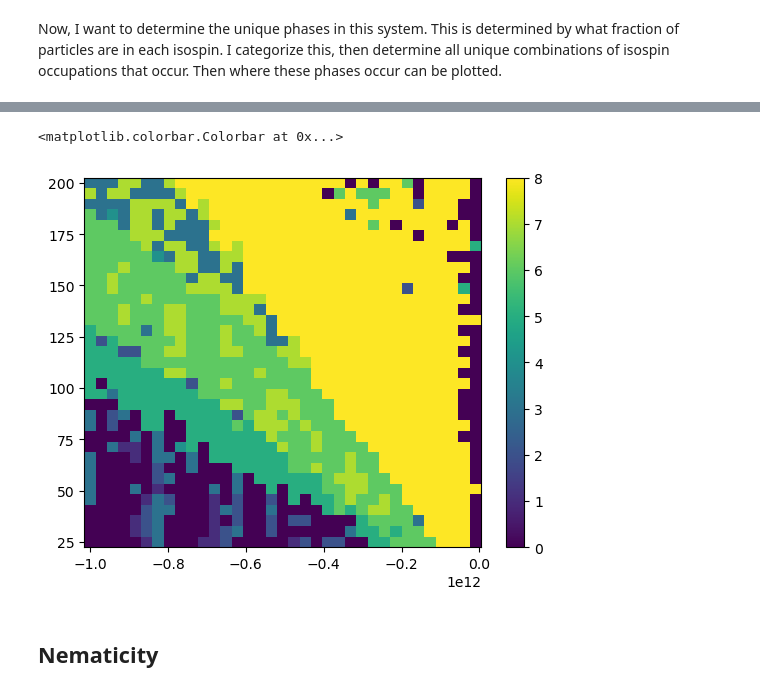
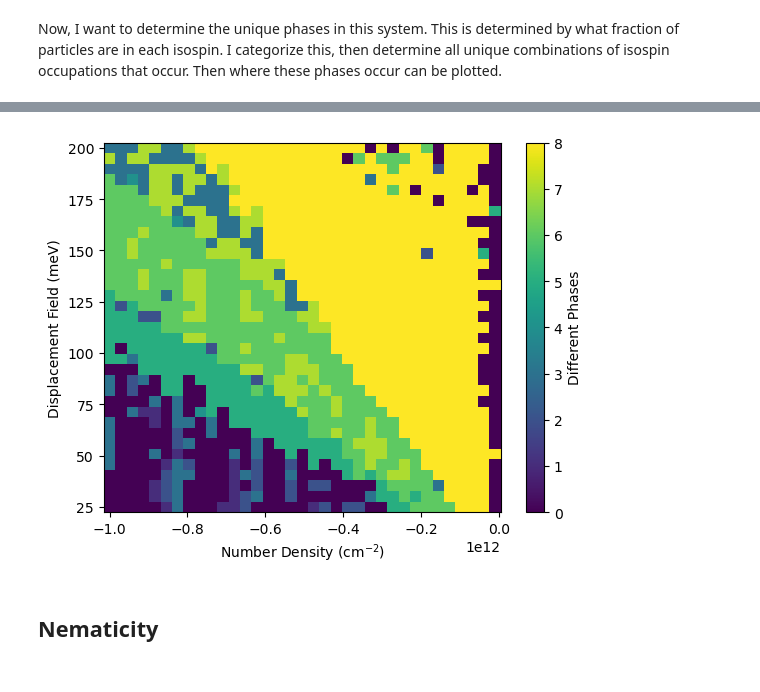
Before and after one commit to rdavidm42/BBG-Nematic-States, a Jupyter notebook: Analyzing_BBG_Order_Parameters.ipynb, the cells around one changed output, grey strips where cells are left out. Saved outputs shown, nothing was run; the diff lists cells and outputs as text; code cells hidden in the pictures.

```diff
--- a/Analyzing_BBG_Order_Parameters.ipynb
+++ b/Analyzing_BBG_Order_Parameters.ipynb
@@ -119,8 +154,9 @@ labeled_states = np.array([[labels[(unique_values==x).all(axis=1)][0] for x in y
 # %%
-plt.colorbar(plt.pcolormesh(-total_number,v,labeled_states))
+plt.colorbar(plt.pcolormesh(-total_number,v,labeled_states),label='Different Phases')
+plt.xlabel(r'Number Density (cm$^{-2}$)');
+plt.ylabel(r'Displacement Field (meV)');
 # %% [output]
-<matplotlib.colorbar.Colorbar at 0x...>
-[figure, old version]
+[figure, new version]
 # %% [markdown]
 ## Nematicity
 # %% [markdown]
```
Also changed, not shown: parts of 6 cells of this notebook.
